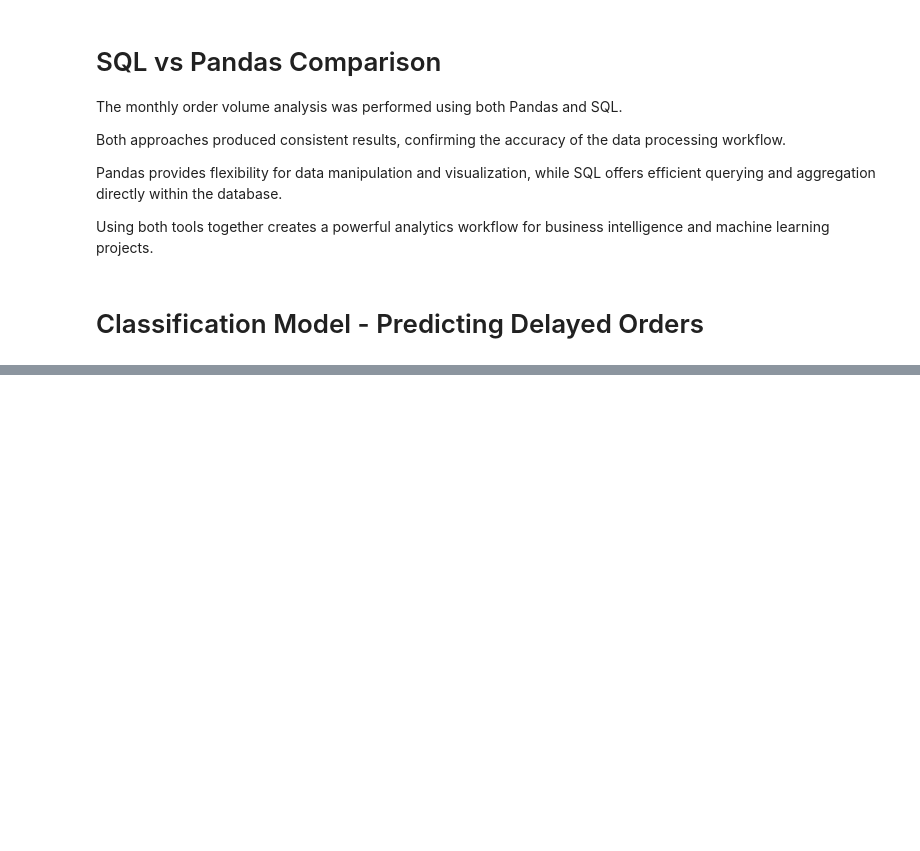
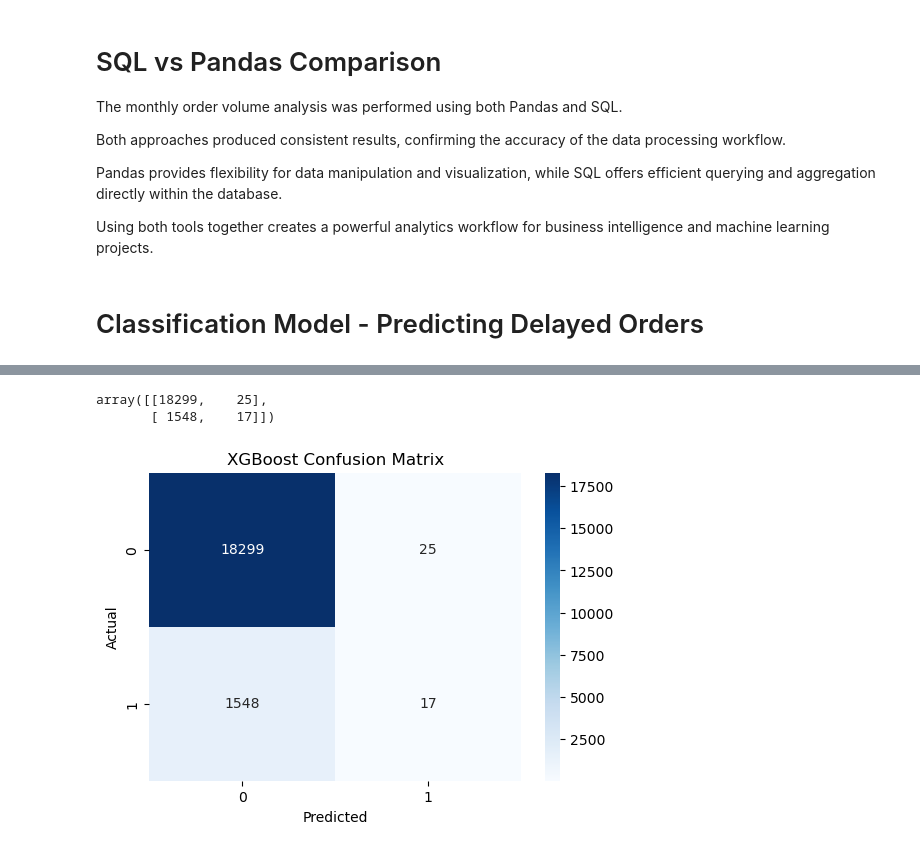
Before and after one commit to gopalsharma43/aiml-crash-gopal, a Jupyter notebook: Day14-Phase2-Project/order_delay_intelligence.ipynb, the cells around one changed output, grey strips where cells are left out. Drawn from its saved outputs; the diff is of its cells as text; code cells hidden in the pictures; blank space fills up the shorter version.

```diff
--- a/Day14-Phase2-Project/order_delay_intelligence.ipynb
+++ b/Day14-Phase2-Project/order_delay_intelligence.ipynb
@@ -657,0 +1108,7 @@ Using both tools together creates a powerful analytics workflow for business int
+# %%
+xgb_pipeline.fit(
+    X_train,
+    y_train
+)
+
+print("XGBoost Model Trained")
@@ -657,0 +1117,10 @@ Using both tools together creates a powerful analytics workflow for business int
+# %%
+xgb_pred = xgb_pipeline.predict(
+    X_test
+)
+
+xgb_prob = (
+    xgb_pipeline.predict_proba(
+        X_test
+    )[:,1]
+)
@@ -657,0 +1176,30 @@ Using both tools together creates a powerful analytics workflow for business int
+# %%
+xgb_cm = confusion_matrix(
+    y_test,
+    xgb_pred
+)
+
+xgb_cm
+# %% [output]
+array([[18299,    25],
+       [ 1548,    17]])
+# %%
+plt.figure(figsize=(6,4))
+
+sns.heatmap(
+    xgb_cm,
+    annot=True,
+    fmt="d",
+    cmap="Blues"
+)
+
+plt.title(
+    "XGBoost Confusion Matrix"
+)
+
+plt.xlabel("Predicted")
+plt.ylabel("Actual")
+
+plt.show()
+# %% [output]
+[figure, added]
```
Also changed, not shown: parts of 37 cells of this notebook, 3 other files.
